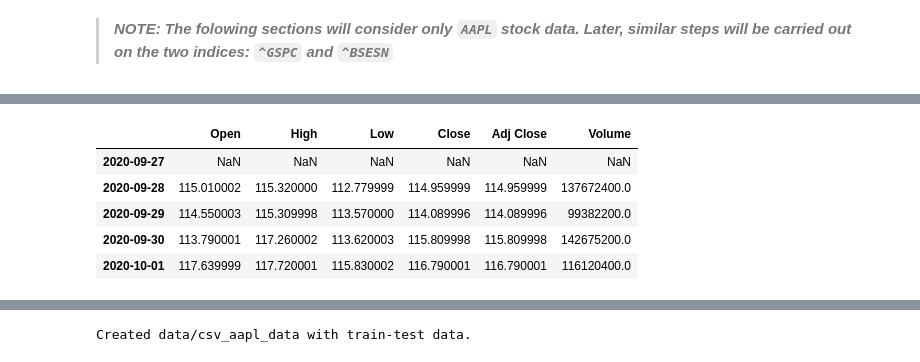
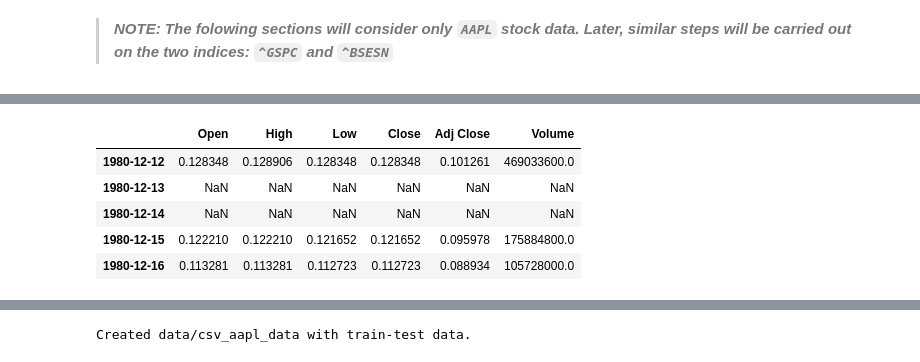
Before and after one commit to radroid/stock-price-predictor, a Jupyter notebook: 2_Data_Preparation.ipynb, the cells around one changed output, grey strips where cells are left out. Cells and saved outputs as stored; diff of their text form; code cells hidden in the pictures.

```diff
--- a/2_Data_Preparation.ipynb
+++ b/2_Data_Preparation.ipynb
@@ -116,14 +109,14 @@ Another important point about missing data is to be taken into consideration. In
 # %%
-# Adding `NaN` for missing values.
+# Adding `NaN` for missing timestamp values.
 df = data['AAPL'].index
 idx = pd.date_range(min(df.date), max(df.date))
 aapl_updated = data['AAPL'].copy().reindex(idx)
 
-aapl_updated.tail()
+aapl_updated.head()
 # %% [output]
 |  | Open | High | Low | Close | Adj Close | Volume |
-| 2020-09-27 | NaN | NaN | NaN | NaN | NaN | NaN |
-| 2020-09-28 | 115.010002 | 115.320000 | 112.779999 | 114.959999 | 114.959999 | 137672400.0 |
-| 2020-09-29 | 114.550003 | 115.309998 | 113.570000 | 114.089996 | 114.089996 | 99382200.0 |
-| 2020-09-30 | 113.790001 | 117.260002 | 113.620003 | 115.809998 | 115.809998 | 142675200.0 |
-| 2020-10-01 | 117.639999 | 117.720001 | 115.830002 | 116.790001 | 116.790001 | 116120400.0 |
+| 1980-12-12 | 0.128348 | 0.128906 | 0.128348 | 0.128348 | 0.101261 | 469033600.0 |
+| 1980-12-13 | NaN | NaN | NaN | NaN | NaN | NaN |
+| 1980-12-14 | NaN | NaN | NaN | NaN | NaN | NaN |
+| 1980-12-15 | 0.122210 | 0.122210 | 0.121652 | 0.121652 | 0.095978 | 175884800.0 |
+| 1980-12-16 | 0.113281 | 0.113281 | 0.112723 | 0.112723 | 0.088934 | 105728000.0 |
```
Also changed, not shown: parts of 23 cells of this notebook, 2 other files.
